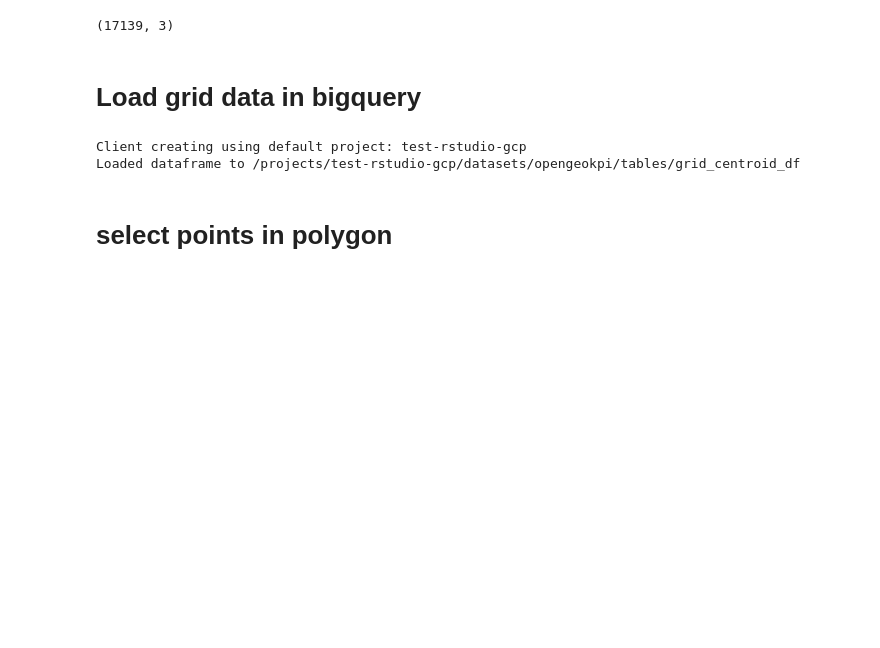
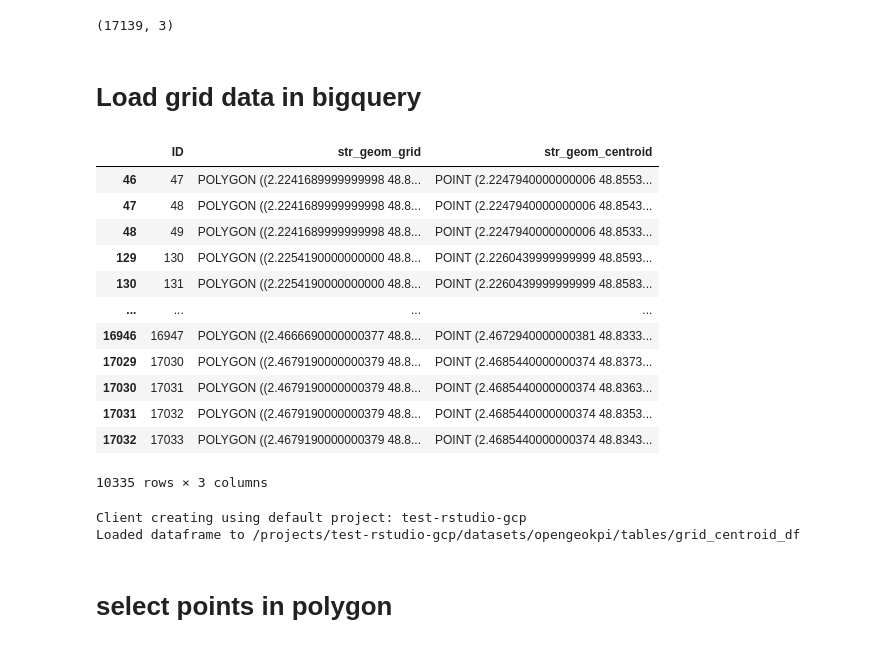
Before and after one commit to S-AI-F/OpenGeoKPI-GCP, a Jupyter notebook: discretize-territory-data.ipynb, the cells around one changed output. Drawn from its saved outputs; the diff is of its cells as text; code cells hidden in the pictures; blank space fills up the shorter version.

```diff
--- a/discretize-territory-data.ipynb
+++ b/discretize-territory-data.ipynb
@@ -152,3 +227,19 @@ grid_centroid_df.shape
+# %%
+display(grid)
+# %% [output]
+|  | ID | str_geom_grid | str_geom_centroid |
+| 46 | 47 | POLYGON ((2.2241689999999998 48.8... | POINT (2.2247940000000006 48.8553... |
+| 47 | 48 | POLYGON ((2.2241689999999998 48.8... | POINT (2.2247940000000006 48.8543... |
+| 48 | 49 | POLYGON ((2.2241689999999998 48.8... | POINT (2.2247940000000006 48.8533... |
+| 129 | 130 | POLYGON ((2.2254190000000000 48.8... | POINT (2.2260439999999999 48.8593... |
+| 130 | 131 | POLYGON ((2.2254190000000000 48.8... | POINT (2.2260439999999999 48.8583... |
+| ... | ... | ... | ... |
+| 16946 | 16947 | POLYGON ((2.4666690000000377 48.8... | POINT (2.4672940000000381 48.8333... |
+| 17029 | 17030 | POLYGON ((2.4679190000000379 48.8... | POINT (2.4685440000000374 48.8373... |
+| 17030 | 17031 | POLYGON ((2.4679190000000379 48.8... | POINT (2.4685440000000374 48.8363... |
+| 17031 | 17032 | POLYGON ((2.4679190000000379 48.8... | POINT (2.4685440000000374 48.8353... |
+| 17032 | 17033 | POLYGON ((2.4679190000000379 48.8... | POINT (2.4685440000000374 48.8343... |
+10335 rows × 3 columns
 # %%
 from google.cloud import bigquery
 # %%
```
Also changed, not shown: parts of 4 cells of this notebook, 1 other file.
